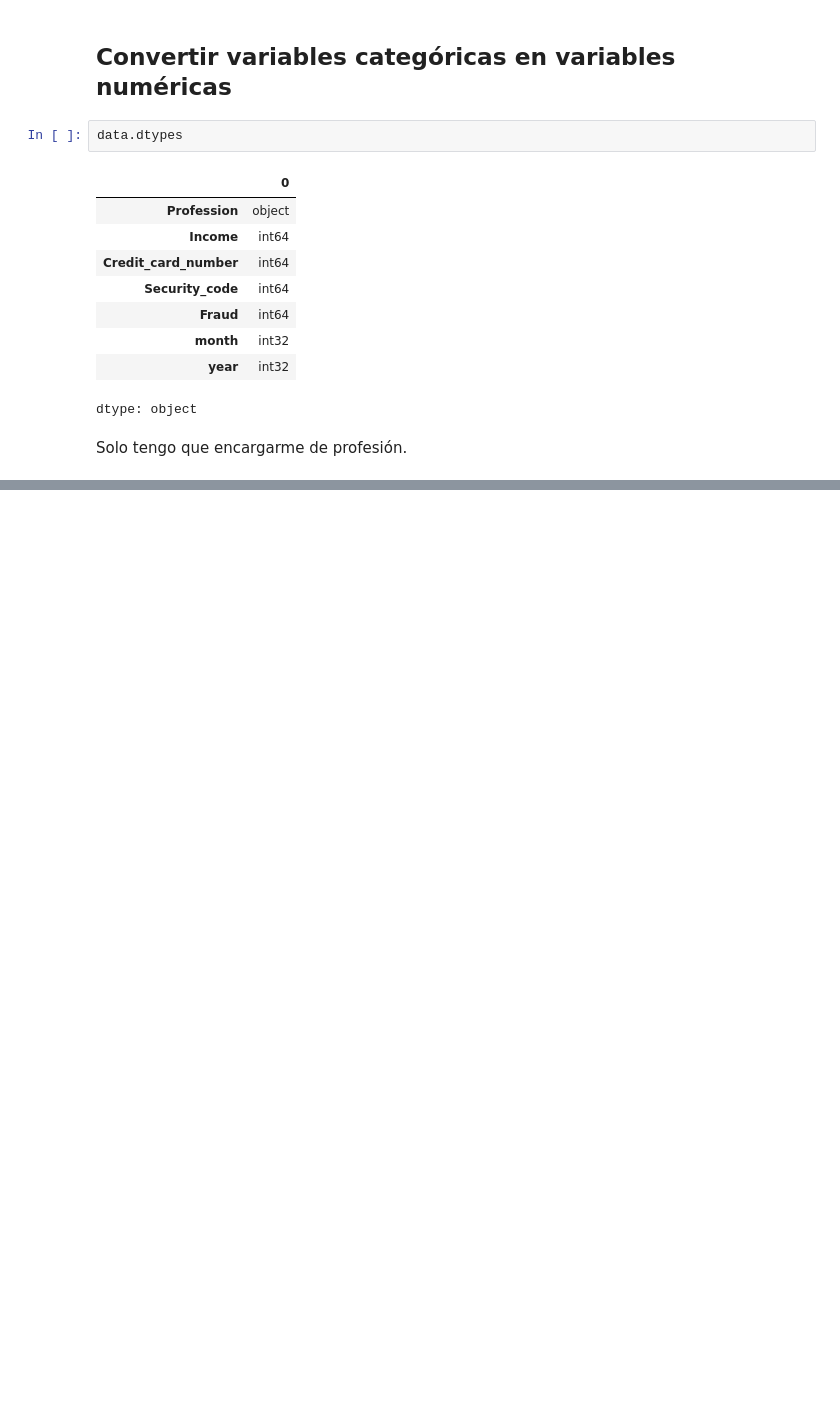
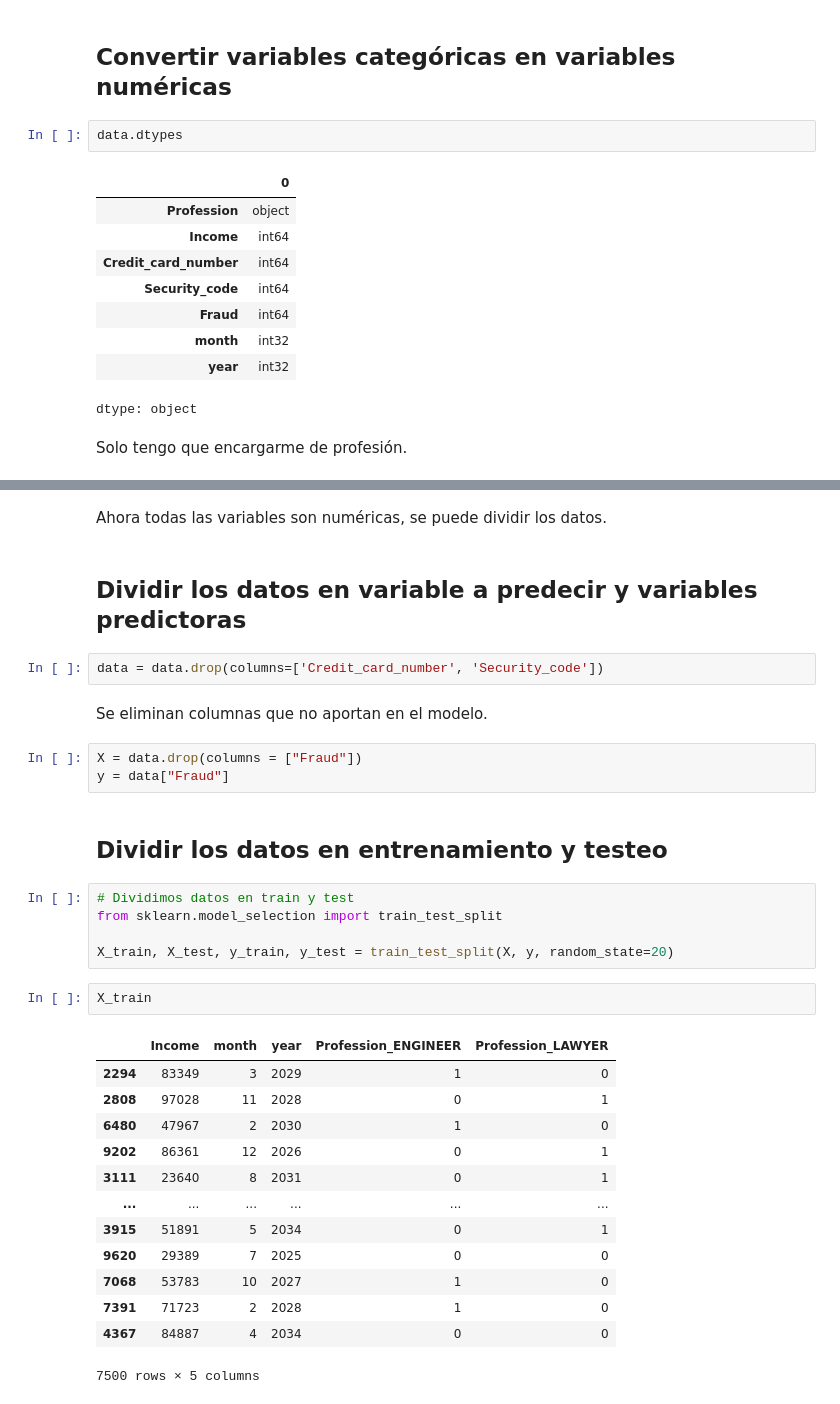
Before and after one commit to VaninaBlas/Fraud-Detection, a Jupyter notebook: Fraud_Detection.ipynb, the cells around one changed output, grey strips where cells are left out. Saved outputs shown, nothing was run; the diff lists cells and outputs as text; blank space fills up the shorter version.

Commit message:
entrenamiento y prueba de modelos

```diff
--- a/Fraud_Detection.ipynb
+++ b/Fraud_Detection.ipynb
@@ -286,0 +327,34 @@ Solo tengo que encargarme de profesión.
+# %% [markdown]
+Ahora todas las variables son numéricas, se puede dividir los datos.
+# %% [markdown]
+## Dividir los datos en variable a predecir y variables predictoras
+# %%
+data = data.drop(columns=['Credit_card_number', 'Security_code'])
+# %% [markdown]
+Se eliminan columnas que no aportan en el modelo.
+# %%
+X = data.drop(columns = ["Fraud"])
+y = data["Fraud"]
+# %% [markdown]
+## Dividir los datos en entrenamiento y testeo
+# %%
+# Dividimos datos en train y test
+from sklearn.model_selection import train_test_split
+
+X_train, X_test, y_train, y_test = train_test_split(X, y, random_state=20)
+# %%
+X_train
+# %% [output]
+|  | Income | month | year | Profession_ENGINEER | Profession_LAWYER |
+| 2294 | 83349 | 3 | 2029 | 1 | 0 |
+| 2808 | 97028 | 11 | 2028 | 0 | 1 |
+| 6480 | 47967 | 2 | 2030 | 1 | 0 |
+| 9202 | 86361 | 12 | 2026 | 0 | 1 |
+| 3111 | 23640 | 8 | 2031 | 0 | 1 |
+| ... | ... | ... | ... | ... | ... |
+| 3915 | 51891 | 5 | 2034 | 0 | 1 |
+| 9620 | 29389 | 7 | 2025 | 0 | 0 |
+| 7068 | 53783 | 10 | 2027 | 1 | 0 |
+| 7391 | 71723 | 2 | 2028 | 1 | 0 |
+| 4367 | 84887 | 4 | 2034 | 0 | 0 |
+7500 rows × 5 columns
```
Also changed, not shown: parts of 30 cells of this notebook.
